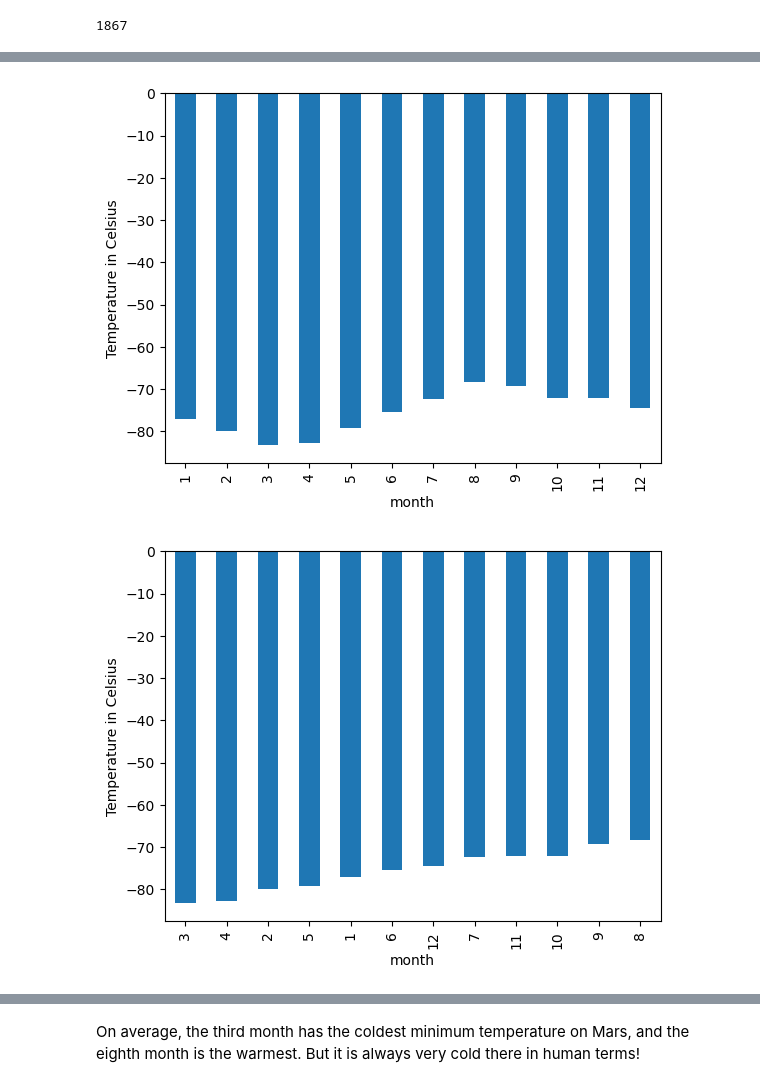
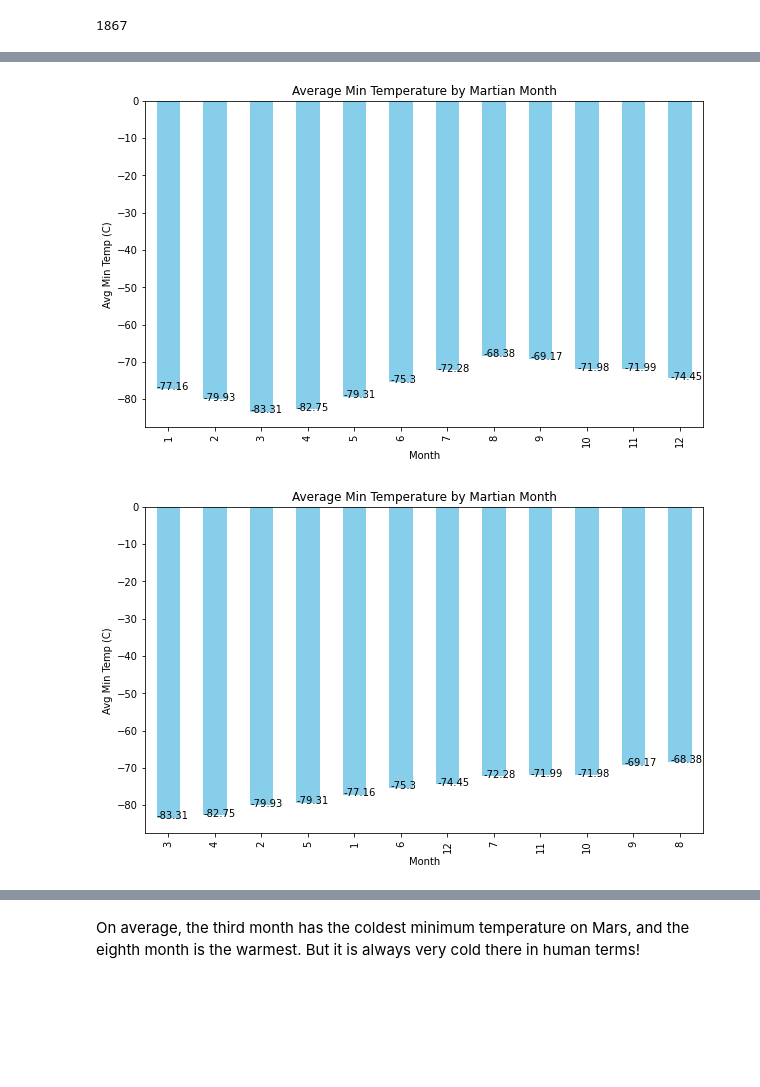
Before and after one commit to jayparikh1998/UofT-Bootcamp, a Jupyter notebook: webscraping_challenge/part_2_mars_weather.ipynb, the cells around one changed output, grey strips where cells are left out. Cells and saved outputs as stored; diff of their text form; code cells hidden in the pictures; blank space fills up the shorter version.

Commit message:
finished part 2 of analysis
exported csv file with dataframe

```diff
--- a/webscraping_challenge/part_2_mars_weather.ipynb
+++ b/webscraping_challenge/part_2_mars_weather.ipynb
@@ -113,0 +112,13 @@ dtype: object
+# %%
+# Change data types for data analysis
+# Convert data types
+mars_weather_df['id'] = mars_weather_df['id'].astype(int)
+mars_weather_df['terrestrial_date'] = pd.to_datetime(mars_weather_df['terrestrial_date'])
+mars_weather_df['sol'] = mars_weather_df['sol'].astype(int)
+mars_weather_df['ls'] = mars_weather_df['ls'].astype(int)
+mars_weather_df['month'] = mars_weather_df['month'].astype(int)
+mars_weather_df['min_temp'] = mars_weather_df['min_temp'].astype(float)
+mars_weather_df['pressure'] = mars_weather_df['pressure'].astype(float)
+
+# Display the first few rows of the DataFrame
+mars_weather_df.head()
@@ -160,6 +171,8 @@ Name: month, dtype: int64
 1867
 # %%
 # 3. What is the average low temperature by month?
+avg_min_temp_by_month = mars_weather_df.groupby('month')['min_temp'].mean()
+avg_min_temp_by_month
 # %% [output]
 month
 1    -77.160920
@@ -175,13 +188,24 @@ month
 11   -71.985507
 12   -74.451807
 Name: min_temp, dtype: float64
+# %%
+# Function to plot a bar chart
+def plot_bar(data, title, xlabel, ylabel):
+    ax = data.plot(kind='bar', figsize=(10, 6), legend=False, color='skyblue')
+    ax.set_title(title)
+    ax.set_xlabel(xlabel)
+    ax.set_ylabel(ylabel)
+    for p in ax.patches:
+        ax.annotate(str(round(p.get_height(), 2)), (p.get_x() * 1.005, p.get_height() * 1.005))
 # %%
 # Plot the average temperature by month
+plot_bar(avg_min_temp_by_month, 'Average Min Temperature by Martian Month', 'Month', 'Avg Min Temp (C)')
 # %% [output]
-[figure, old version]
+[figure, new version]
 # %%
 # Identify the coldest and hottest months in Curiosity's location
+plot_bar(avg_min_temp_by_month.sort_values(ascending=True), 'Average Min Temperature by Martian Month', 'Month', 'Avg Min Temp (C)')
 # %% [output]
-[figure, old version]
+[figure, new version]
 # %%
 # 4. Average pressure by Martian month
```
Also changed, not shown: parts of 12 cells of this notebook, 1 other file.
